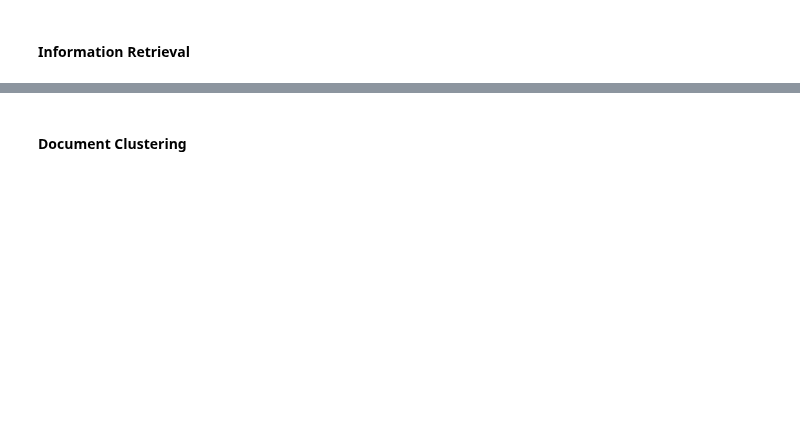
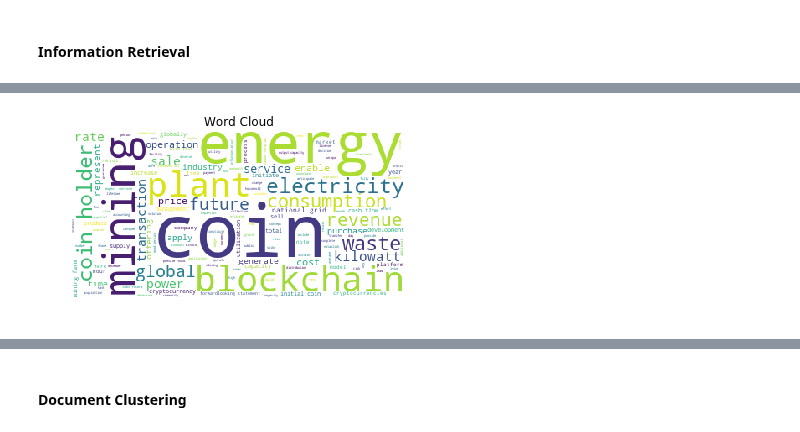
Before and after one commit to luisdiegocm/HWR_DataScience_Project, a Jupyter notebook: dashboard/Dashboard.ipynb, the cells around one changed output, grey strips where cells are left out. Saved outputs shown, nothing was run; the diff lists cells and outputs as text; code cells hidden in the pictures; blank space fills up the shorter version.

```diff
--- a/dashboard/Dashboard.ipynb
+++ b/dashboard/Dashboard.ipynb
@@ -885,0 +902,4 @@ protocol = "kwattcoin"
+# %%
+plt_wordcloud = ir.visualize_word_cloud(dataset.corpora_test_whole,protocol)
+# %% [output]
+[figure, added]
```
Also changed, not shown: parts of 22 cells of this notebook, 4 other files.
